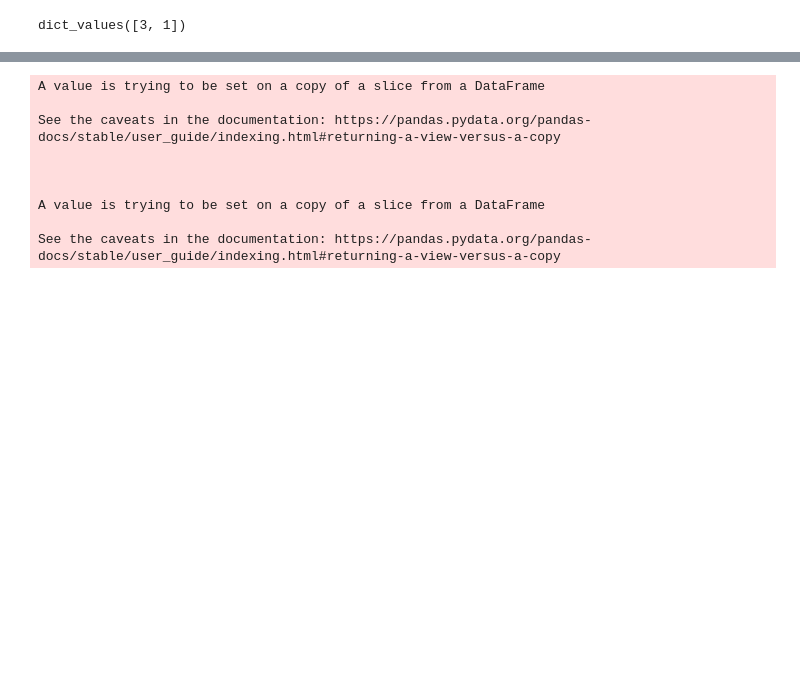
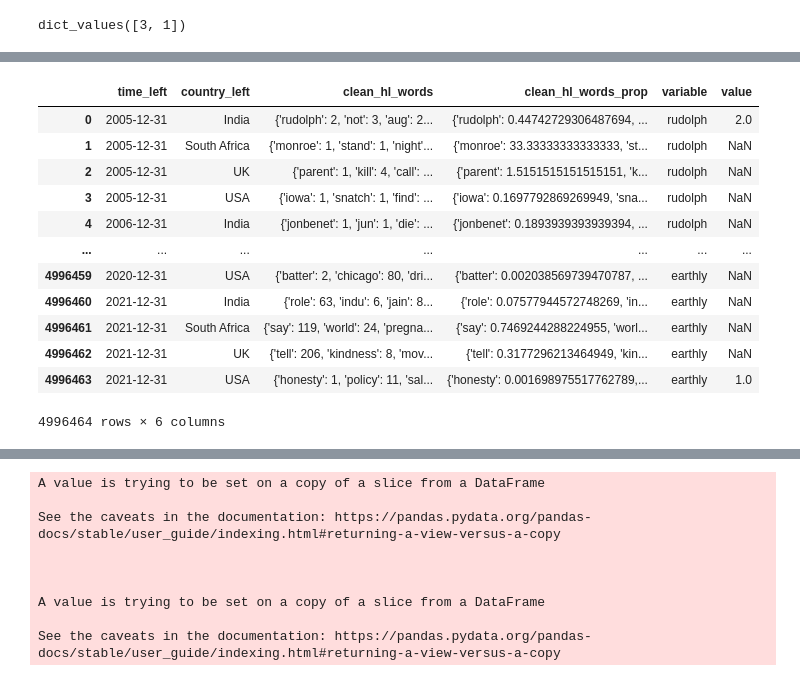
Before and after one commit to lnicoletti/womeninnews, a Jupyter notebook: notebooks/6-TemporalAnalysis.ipynb, the cells around one changed output, grey strips where cells are left out. Cells and saved outputs as stored; diff of their text form; code cells hidden in the pictures; blank space fills up the shorter version.

```diff
--- a/notebooks/6-TemporalAnalysis.ipynb
+++ b/notebooks/6-TemporalAnalysis.ipynb
@@ -165,4 +139,4 @@ def get_proportional_frequency(dict):
 freq['clean_hl_words_prop']= freq['clean_hl_words'].apply(lambda x: get_proportional_frequency(x))
 # %%
 import json
-df2 = freq.join(freq.clean_hl_words_prop.apply(pd.Series), how = 'left').melt(id_vars=['time', 'country', 'clean_hl_words', 'clean_hl_words_prop'])
+df2 = freq.join(freq.clean_hl_words.apply(pd.Series), how = 'left', lsuffix='_left', rsuffix='_right').melt(id_vars=['time_left', 'country_left', 'clean_hl_words', 'clean_hl_words_prop'])
@@ -169,3 +145,19 @@ df2 = freq.join(freq.clean_hl_words_prop.apply(pd.Series), how = 'left').melt(id
+# %%
+df2
+# %% [output]
+|  | time_left | country_left | clean_hl_words | clean_hl_words_prop | variable | value |
+| 0 | 2005-12-31 | India | {'rudolph': 2, 'not': 3, 'aug': 2... | {'rudolph': 0.44742729306487694, ... | rudolph | 2.0 |
+| 1 | 2005-12-31 | South Africa | {'monroe': 1, 'stand': 1, 'night'... | {'monroe': 33.33333333333333, 'st... | rudolph | NaN |
+| 2 | 2005-12-31 | UK | {'parent': 1, 'kill': 4, 'call': ... | {'parent': 1.5151515151515151, 'k... | rudolph | NaN |
+| 3 | 2005-12-31 | USA | {'iowa': 1, 'snatch': 1, 'find': ... | {'iowa': 0.1697792869269949, 'sna... | rudolph | NaN |
+| 4 | 2006-12-31 | India | {'jonbenet': 1, 'jun': 1, 'die': ... | {'jonbenet': 0.1893939393939394, ... | rudolph | NaN |
+| ... | ... | ... | ... | ... | ... | ... |
+| 4996459 | 2020-12-31 | USA | {'batter': 2, 'chicago': 80, 'dri... | {'batter': 0.002038569739470787, ... | earthly | NaN |
+| 4996460 | 2021-12-31 | India | {'role': 63, 'indu': 6, 'jain': 8... | {'role': 0.07577944572748269, 'in... | earthly | NaN |
+| 4996461 | 2021-12-31 | South Africa | {'say': 119, 'world': 24, 'pregna... | {'say': 0.7469244288224955, 'worl... | earthly | NaN |
+| 4996462 | 2021-12-31 | UK | {'tell': 206, 'kindness': 8, 'mov... | {'tell': 0.3177296213464949, 'kin... | earthly | NaN |
+| 4996463 | 2021-12-31 | USA | {'honesty': 1, 'policy': 11, 'sal... | {'honesty': 0.001698975517762789,... | earthly | 1.0 |
+4996464 rows × 6 columns
 # %%
 df2.drop(columns = ['clean_hl_words', 'clean_hl_words_prop'], inplace = True)
 # %%
```
Also changed, not shown: parts of 19 cells of this notebook, 3 other files.
